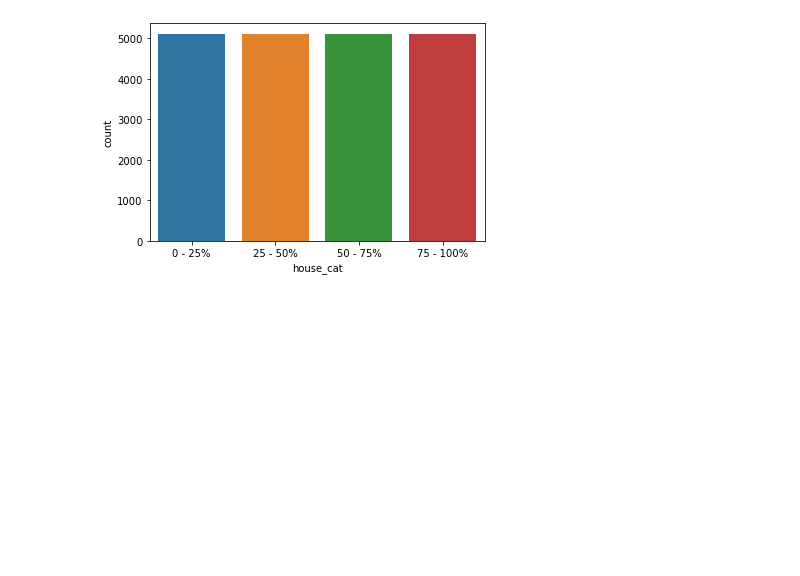
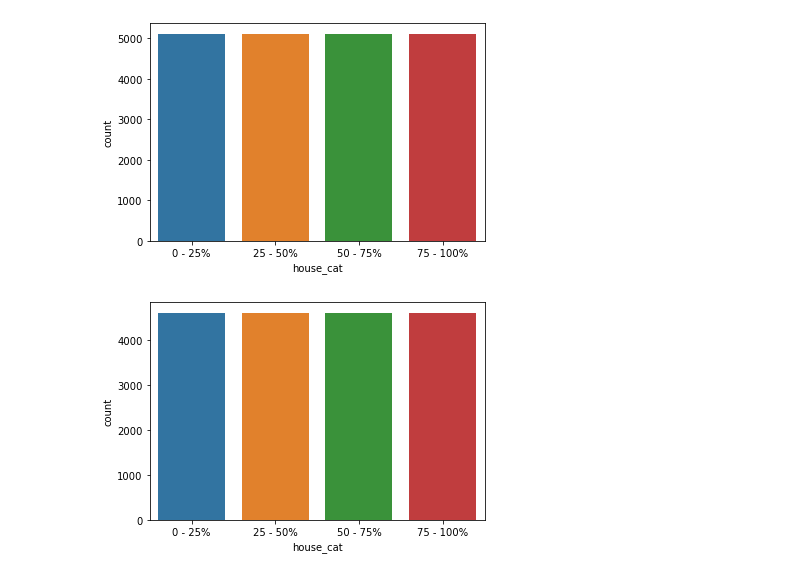
Before and after one commit to sengsei/ml-house-price, a Jupyter notebook: house_price_ki_model.ipynb, the cells around one changed output. Drawn from its saved outputs; the diff is of its cells as text; code cells hidden in the pictures; blank space fills up the shorter version.

Commit message:
data split in test and train data

```diff
--- a/house_price_ki_model.ipynb
+++ b/house_price_ki_model.ipynb
@@ -104,3 +104,12 @@ sns.countplot(data=df, x="house_cat")
 # %% [output]
 <AxesSubplot:xlabel='house_cat', ylabel='count'>
 [figure]
+# %%
+split = StratifiedShuffleSplit(n_splits=1, test_size=0.1, random_state=0)
+for train_index, test_index in split.split(df, df["house_cat"]):
+    df_train = df.loc[train_index]
+    df_test = df.loc[test_index]
+# %%
+sns.countplot(data=df_train, x="house_cat");
+# %% [output]
+[figure, added]
```
Also changed, not shown: parts of 2 cells of this notebook.
